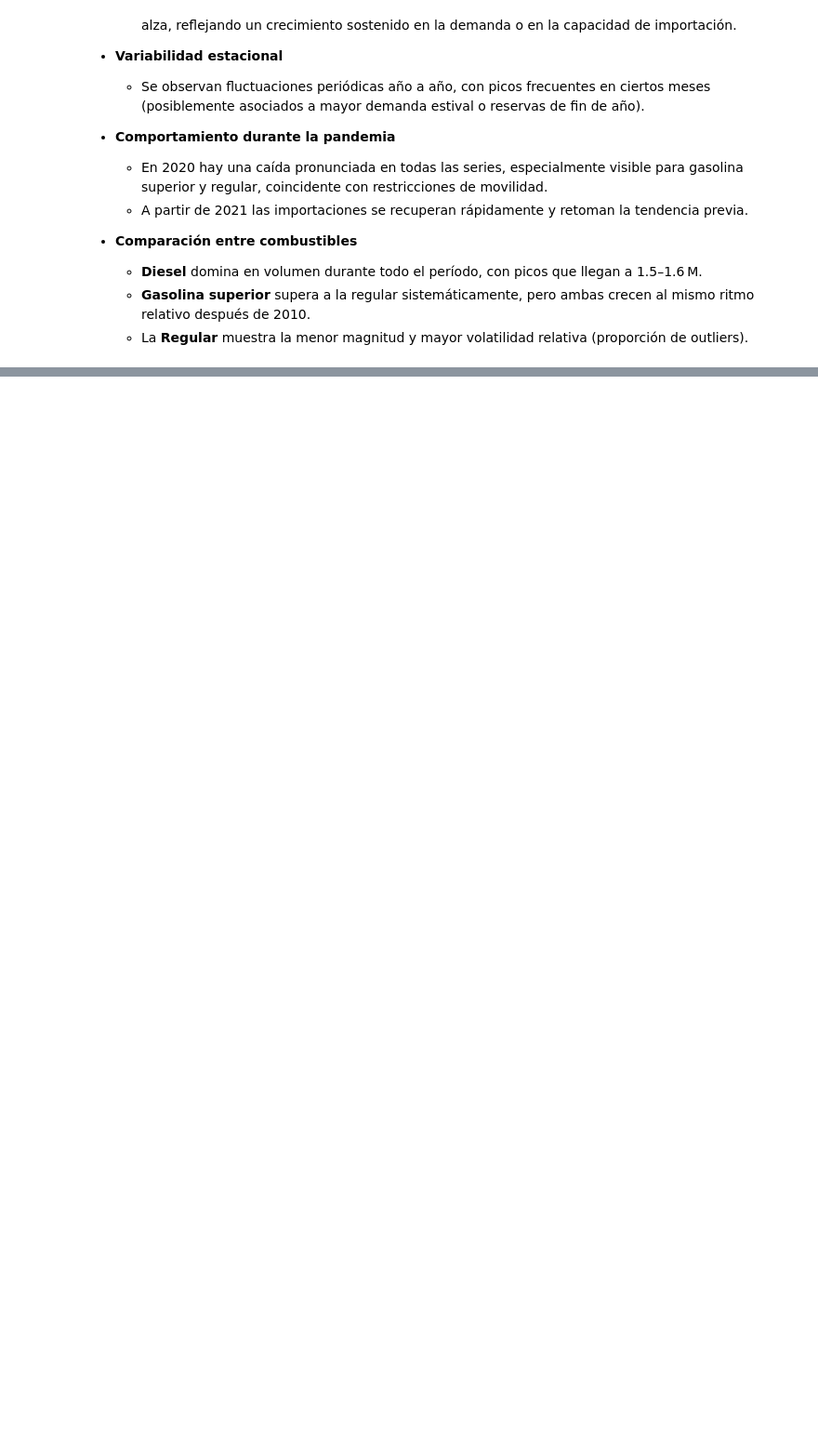
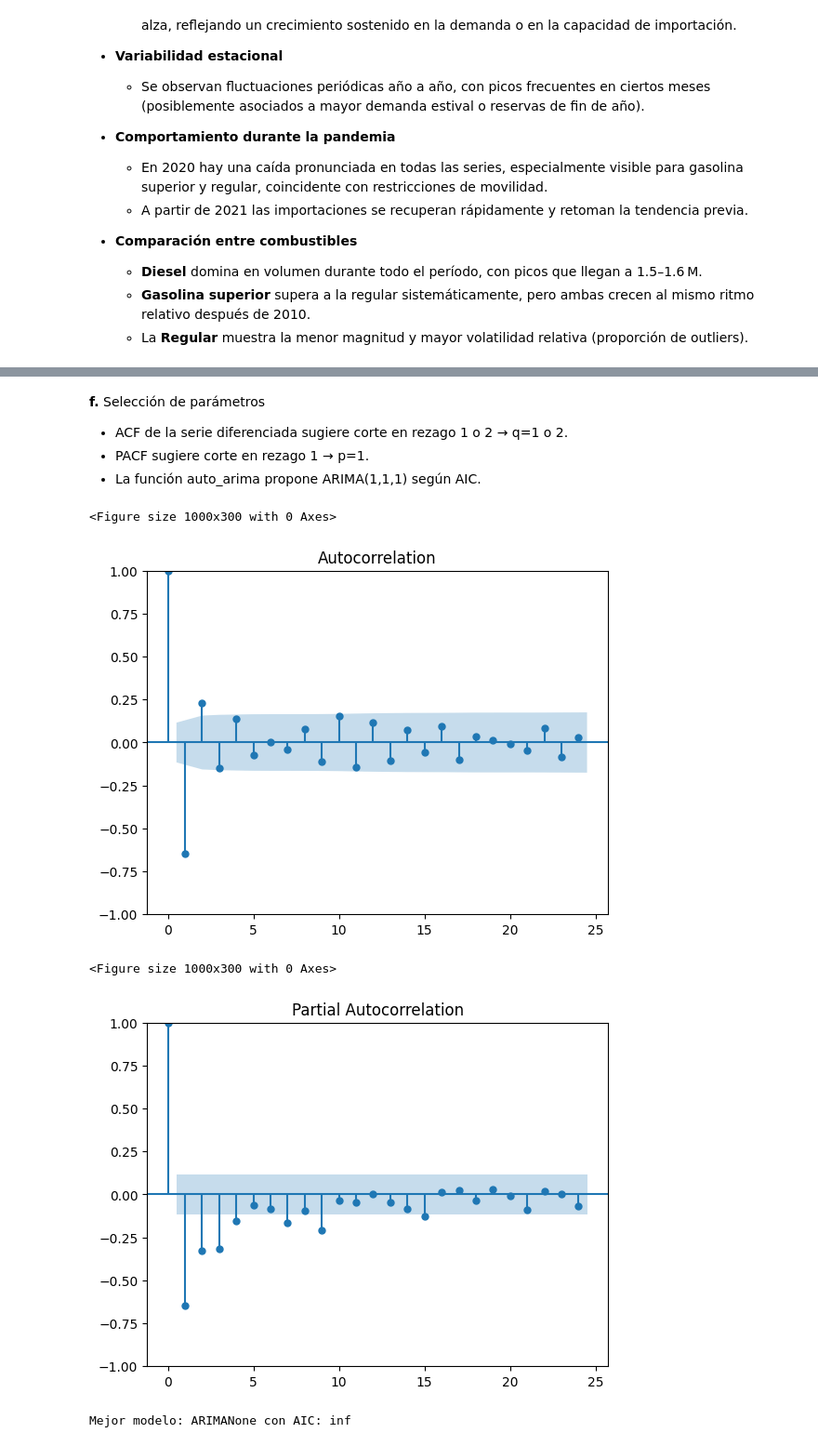
Before and after one commit to Diegoval-Dev/DC-Lab1, a Jupyter notebook: series-de-tiempo.ipynb, the cells around one changed output, grey strips where cells are left out. Shown: that part at 93% size. Drawn from its saved outputs; the diff is of its cells as text; code cells hidden in the pictures; blank space fills up the shorter version.

```diff
--- a/series-de-tiempo.ipynb
+++ b/series-de-tiempo.ipynb
@@ -227,0 +185,46 @@ Para garantizar medias y varianzas más estables, **transformar todas las series
+# %% [markdown]
+**f.** Selección de parámetros
+
+- ACF de la serie diferenciada sugiere corte en rezago 1 o 2 → q=1 o 2.
+- PACF sugiere corte en rezago 1 → p=1.
+- La función auto_arima propone ARIMA(1,1,1) según AIC.
+# %%
+# f. Funciones ACF y PACF y selección de p, q
+from statsmodels.graphics.tsaplots import plot_pacf
+plt.figure(figsize=(10,3))
+plot_acf(ts.diff().dropna(), lags=24)
+plt.show()
+plt.figure(figsize=(10,3))
+plot_pacf(ts.diff().dropna(), lags=24)
+plt.show()
+
+# Selección automática con statsmodels
+import itertools
+import numpy as np
+
+# Definir rango de parámetros a probar
+p_range = range(0, 3)
+d = 1  # Ya sabemos que necesitamos d=1 por el análisis previo
+q_range = range(0, 3)
+
+# Comparar modelos usando AIC
+best_aic = float('inf')
+best_order = None
+
+for p, q in itertools.product(p_range, q_range):
+    try:
+        model = sm.tsa.ARIMA(ts, order=(p, d, q)).fit()
+        if model.aic < best_aic:
+            best_aic = model.aic
+            best_order = (p, d, q)
+        print(f"ARIMA({p},{d},{q}) - AIC: {model.aic}")
+    except:
+        continue
+
+print(f"\nMejor modelo: ARIMA{best_order} con AIC: {best_aic}")
+# %% [output]
+<Figure size 1000x300 with 0 Axes>
+[figure, added]
+<Figure size 1000x300 with 0 Axes>
+[figure, added]
+Mejor modelo: ARIMANone con AIC: inf
```
Also changed, not shown: parts of 19 cells of this notebook.
